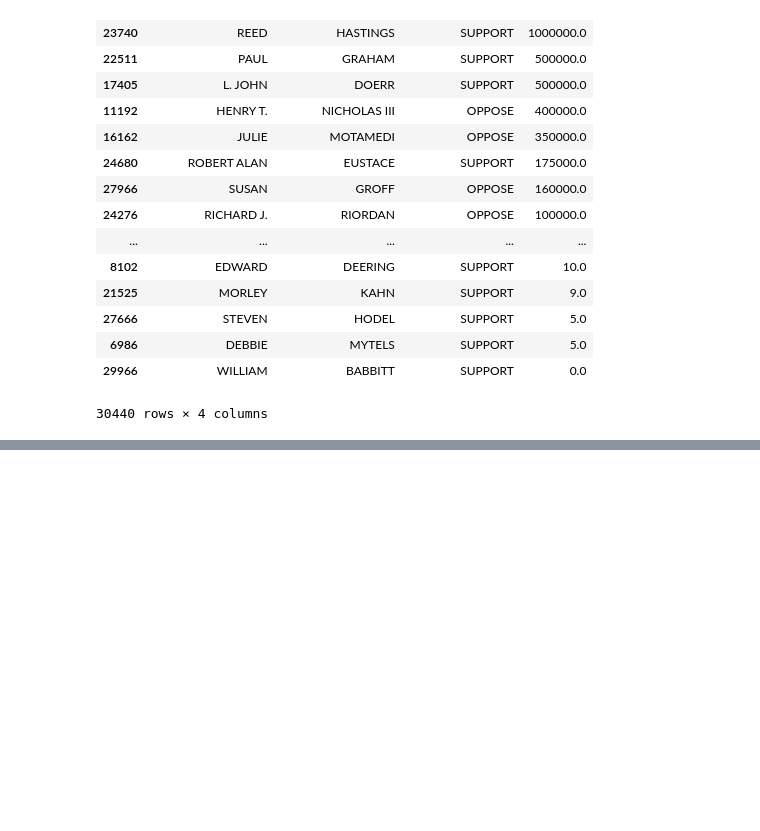
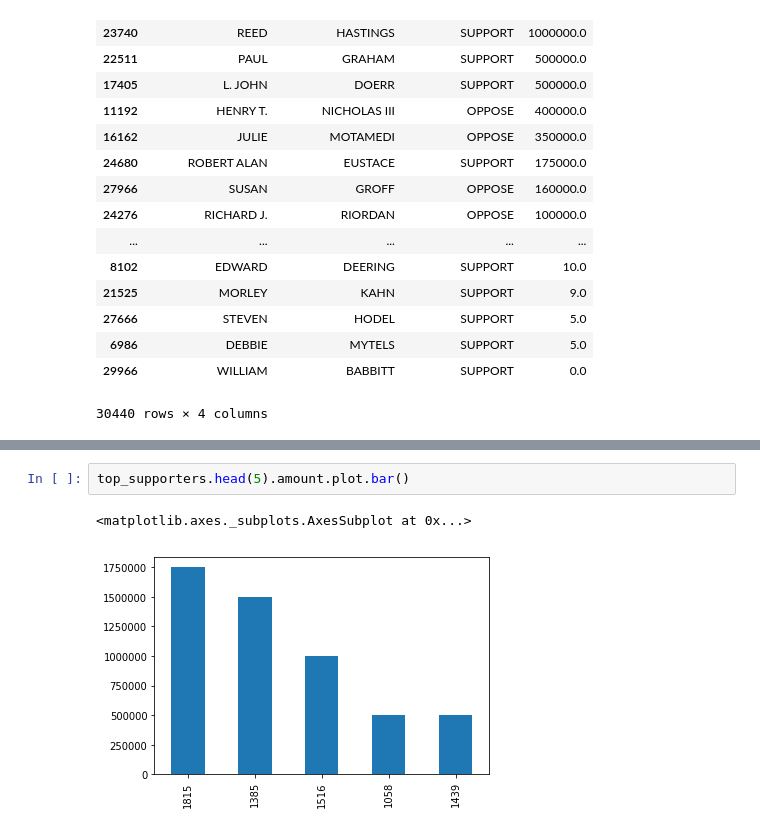
Before and after one commit to JMeers2/Dealth-Penalty-Proposition-Python-Analysis, a Jupyter notebook: PropsPandas.ipynb, the cells around one changed output, grey strips where cells are left out. Saved outputs shown, nothing was run; the diff lists cells and outputs as text; blank space fills up the shorter version.

```diff
--- a/PropsPandas.ipynb
+++ b/PropsPandas.ipynb
@@ -236,0 +262,5 @@ merged.groupby(["contributor_firstname", "contributor_lastname", "committee_posi
+# %%
+top_supporters.head(5).amount.plot.bar()
+# %% [output]
+<matplotlib.axes._subplots.AxesSubplot at 0x...>
+[figure, added]
```
Also changed, not shown: parts of 11 cells of this notebook.
